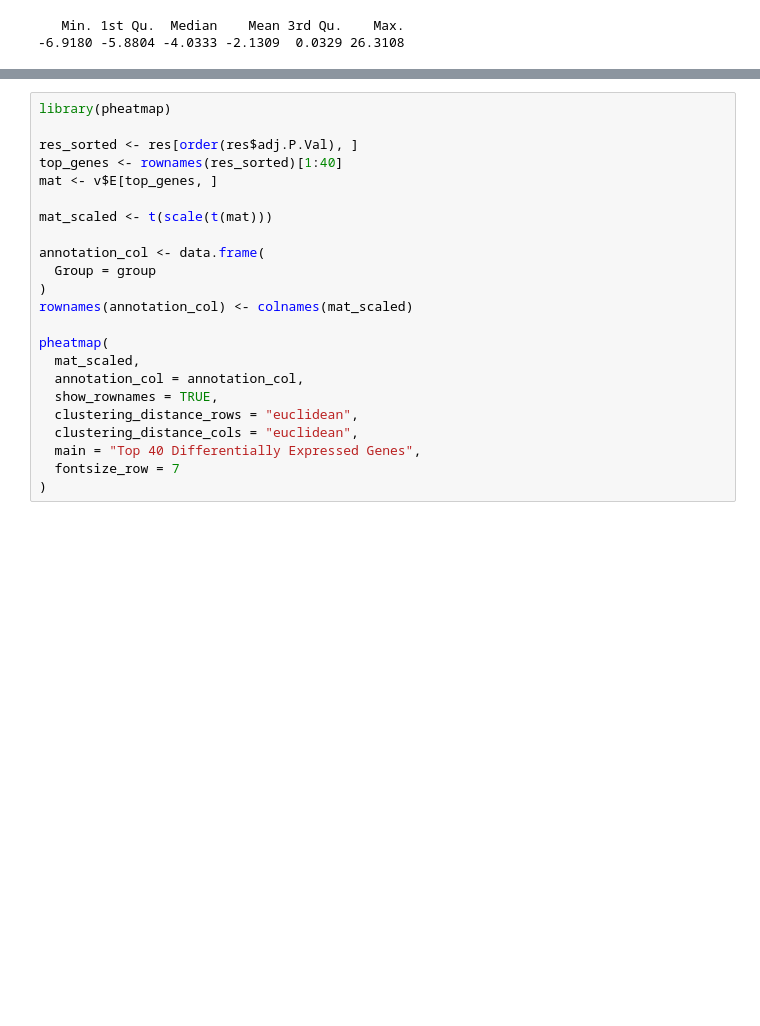
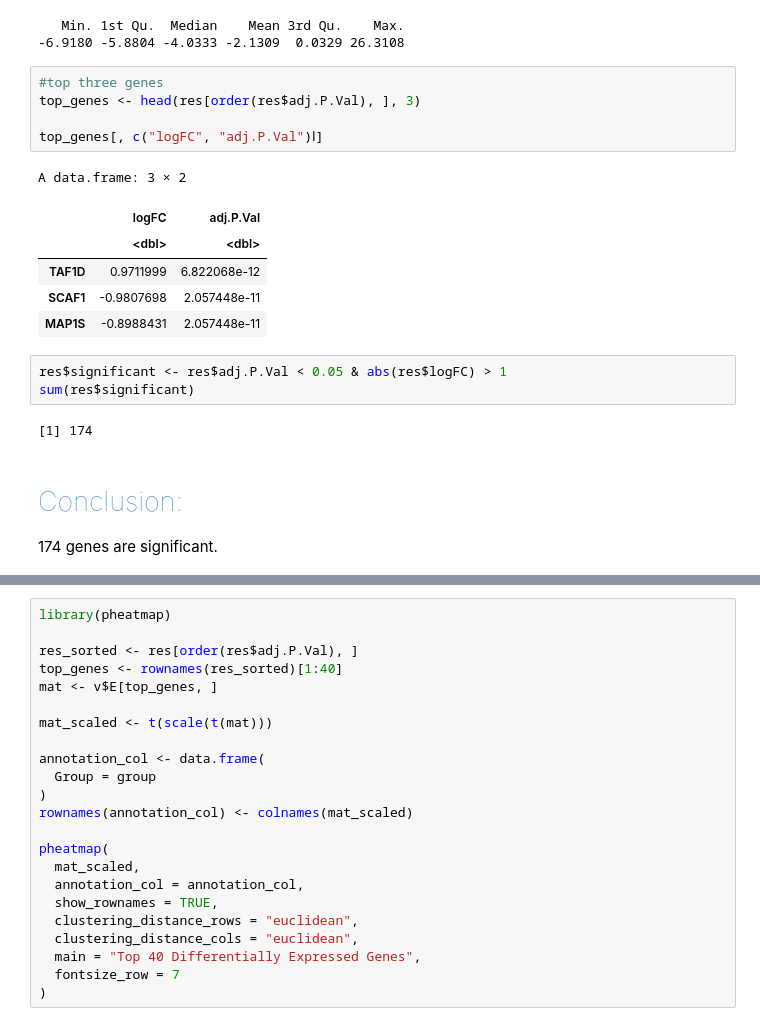
Before and after one commit to FarazOfPersis/Bioinformatics_Course, a Jupyter notebook: rna-seq_limma-voom/RNA-seq_limma-voom.ipynb, the cells around one changed output, grey strips where cells are left out. Drawn from its saved outputs; the diff is of its cells as text; blank space fills up the shorter version.

```diff
--- a/rna-seq_limma-voom/RNA-seq_limma-voom.ipynb
+++ b/rna-seq_limma-voom/RNA-seq_limma-voom.ipynb
@@ -437,3 +437,23 @@ A data.frame: 6 × 6
 [1] "B:"
    Min. 1st Qu.  Median    Mean 3rd Qu.    Max.
 -6.9180 -5.8804 -4.0333 -2.1309  0.0329 26.3108
+# %%
+#top three genes
+top_genes <- head(res[order(res$adj.P.Val), ], 3)
+
+top_genes[, c("logFC", "adj.P.Val")ا]
+# %% [output]
+A data.frame: 3 × 2
+|  | logFC | adj.P.Val |
+|  | <dbl> | <dbl> |
+| TAF1D | 0.9711999 | 6.822068e-12 |
+| SCAF1 | -0.9807698 | 2.057448e-11 |
+| MAP1S | -0.8988431 | 2.057448e-11 |
+# %%
+res$significant <- res$adj.P.Val < 0.05 & abs(res$logFC) > 1
+sum(res$significant)
+# %% [output]
+[1] 174
+# %% [markdown]
+<h1 style="color:#2E86C1; font-weight:100; font-size:1.8em"> Conclusion:</h1>
+174 genes are significant.
```
Also changed, not shown: parts of 4 cells of this notebook, 2 other files.
